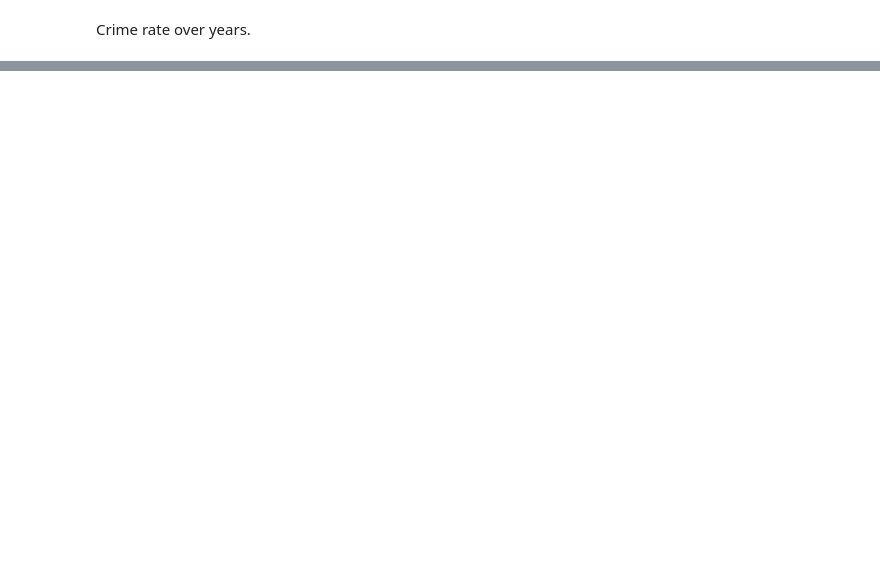
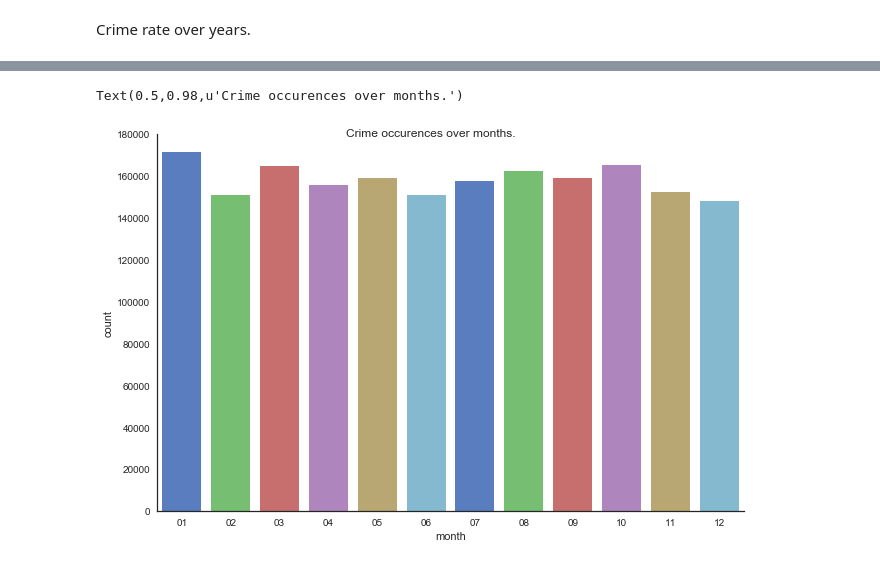
Before and after one commit to aashsub90/vigilante, a Jupyter notebook: data_analysis.ipynb, the cells around one changed output, grey strips where cells are left out. Cells and saved outputs as stored; diff of their text form; code cells hidden in the pictures; blank space fills up the shorter version.

```diff
--- a/data_analysis.ipynb
+++ b/data_analysis.ipynb
@@ -40,0 +66,8 @@ Text(0.5,0.98,'Crime occurences over years.')
+# %%
+g = sns.factorplot(x="month", data=crime_data, kind="count",
+                   palette="muted", size=6, aspect=1.5, order=np.sort(crime_data['month'].unique()))
+g.set_xticklabels(step=1)
+g.fig.suptitle('Crime occurences over months.')
+# %% [output]
+Text(0.5,0.98,u'Crime occurences over months.')
+[figure, added]
```
Also changed, not shown: parts of 23 cells of this notebook.
